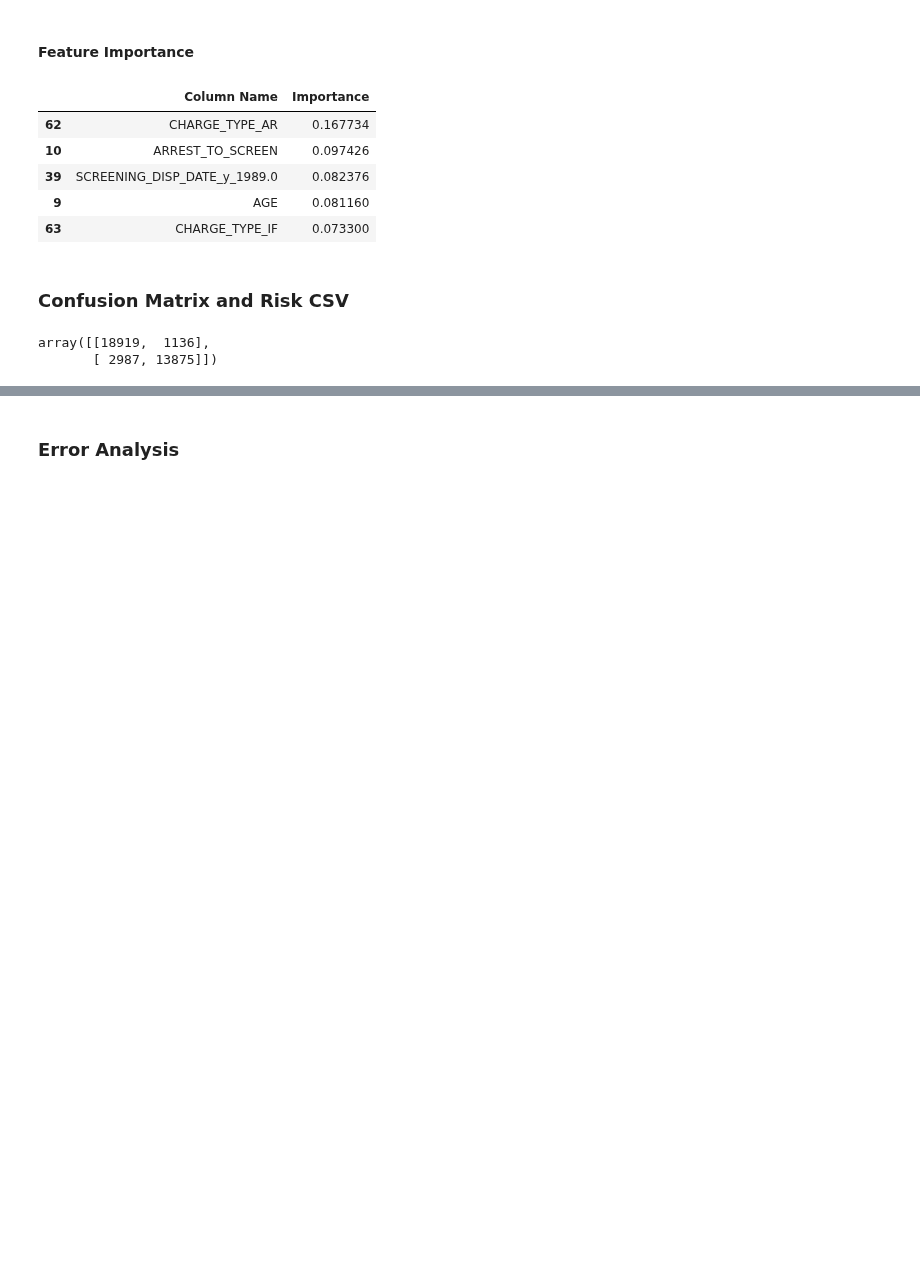
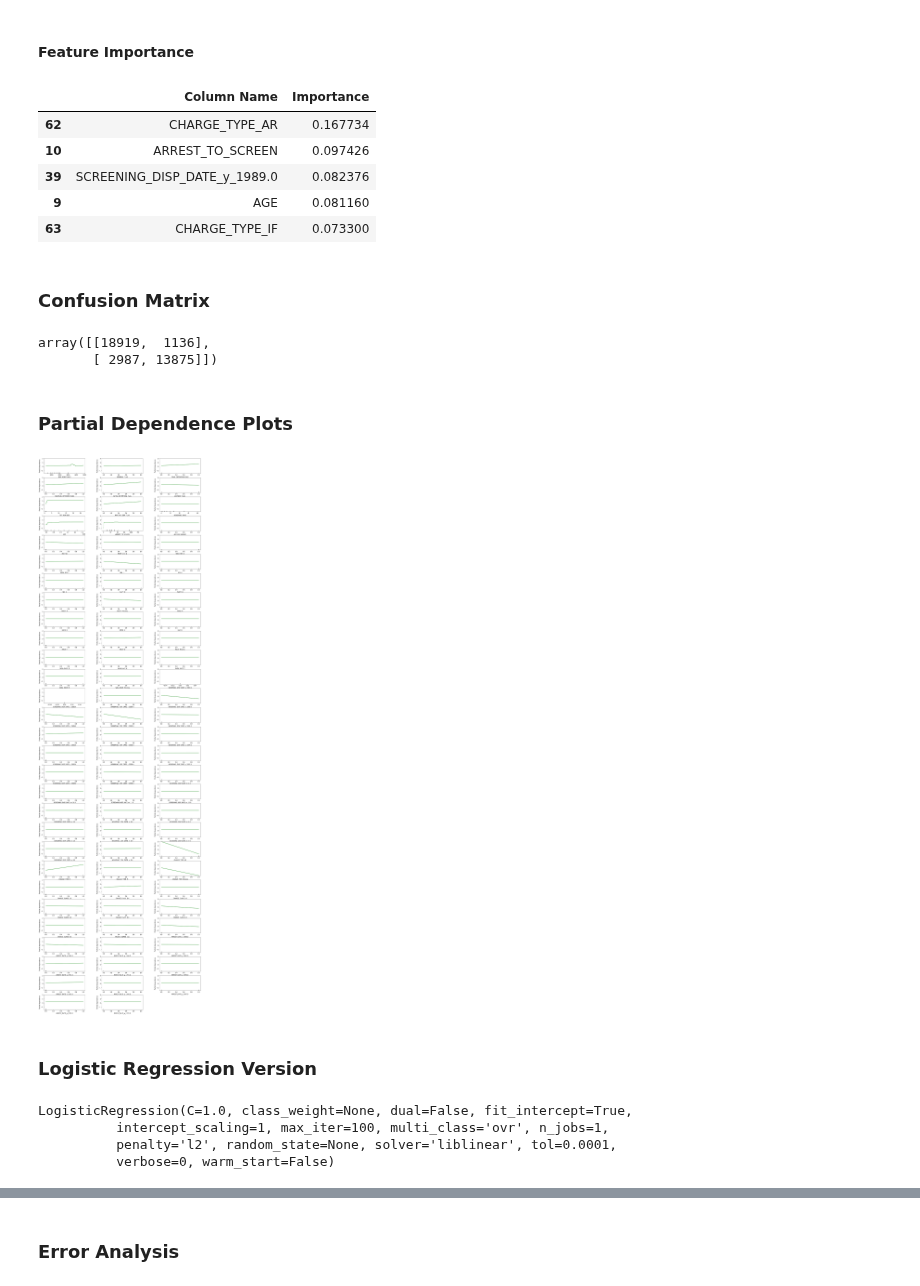
Before and after one commit to da1933/NODA, a Jupyter notebook: CR_independent_study/Modeling-Predicted Prosecutor.ipynb, the cells around one changed output, grey strips where cells are left out. Drawn from its saved outputs; the diff is of its cells as text; code cells hidden in the pictures; blank space fills up the shorter version.

Commit message:
Partial Dependence Plots and Logistic Regression

```diff
--- a/CR_independent_study/Modeling-Predicted Prosecutor.ipynb
+++ b/CR_independent_study/Modeling-Predicted Prosecutor.ipynb
@@ -118,10 +117,20 @@ feature_imp.head()
 #Screening disp date year of 1989 very predictive (graph % released over time)
 #Charge type of IF also very predictive
 # %% [markdown]
-### Confusion Matrix and Risk CSV
+### Confusion Matrix
 # %%
 gbt_cm = sklearn.metrics.confusion_matrix(y_val,predictions)
 gbt_cm
 # %% [output]
 array([[18919,  1136],
        [ 2987, 13875]])
+# %% [markdown]
+### Partial Dependence Plots
+# %%
+plot_partial_dependence(predicted_prosecutor, X_train, \
+                        np.arange(0, len(X_train.columns)), feature_names = list(X_train.columns), label=1)
+
+fig = matplotlib.pyplot.gcf()
+fig.set_size_inches(18.5, 100.5)
+# %% [output]
+[figure, added]
@@ -127,0 +145,2 @@ array([[18919,  1136],
+# %% [markdown]
+### Logistic Regression Version
@@ -127,0 +151,7 @@ array([[18919,  1136],
+# %%
+predicted_prosecutor_lr.fit(X_train_lr, y_train)
+# %% [output]
+LogisticRegression(C=1.0, class_weight=None, dual=False, fit_intercept=True,
+          intercept_scaling=1, max_iter=100, multi_class='ovr', n_jobs=1,
+          penalty='l2', random_state=None, solver='liblinear', tol=0.0001,
+          verbose=0, warm_start=False)
```
Also changed, not shown: parts of 25 cells of this notebook, 1 other file.
